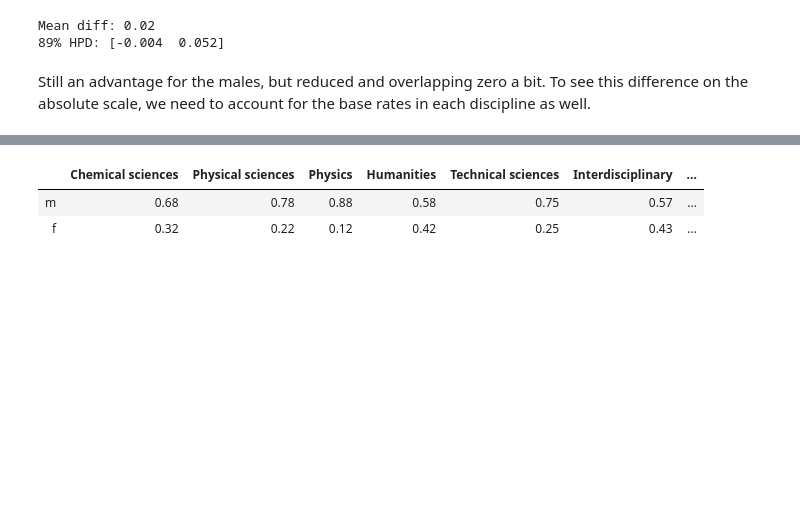
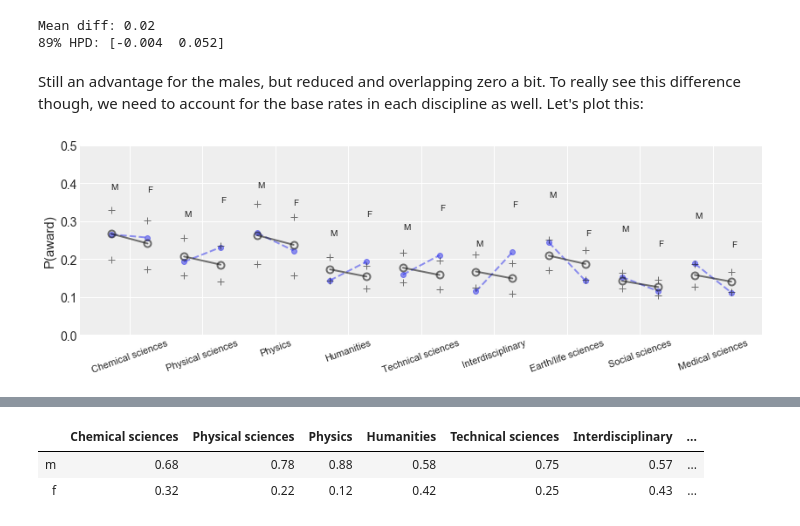
Before and after one commit to AlexAndorra/resources, a Jupyter notebook: Rethinking/homeworks-2nd-ed/week6_integer_models.ipynb, the cells around one changed output, grey strips where cells are left out. Drawn from its saved outputs; the diff is of its cells as text; code cells hidden in the pictures; blank space fills up the shorter version.

```diff
--- a/Rethinking/homeworks-2nd-ed/week6_integer_models.ipynb
+++ b/Rethinking/homeworks-2nd-ed/week6_integer_models.ipynb
@@ -107,7 +103,7 @@ with pm.Model() as m_direct:
     aG = pm.Normal("aG", -1.0, 1.0, shape=len(genders))
     aD = pm.Normal("aD", 0.0, 1.0, shape=len(disciplines))
 
-    p = pm.math.invlogit(aG[gender_id] + aD[discipline_id])
+    p = pm.Deterministic("p", pm.math.invlogit(aG[gender_id] + aD[discipline_id]))
 
     A = pm.Binomial("A", p=p, n=nwo.applications, observed=nwo.awards)
 
@@ -119,9 +115,10 @@ with pm.Model() as m_direct:
         random_seed=RANDOM_SEED,
         nuts_kwargs={"target_accept": 0.9},
     )
+    awards_ppc = pm.sample_posterior_predictive(trace_direct, var_names=["p", "A"])
 
 post_direct = pm.trace_to_dataframe(trace_direct)
-az.summary(trace_direct, credible_interval=0.89, round_to=2)
+az.summary(trace_direct, var_names=["aG", "aD"], credible_interval=0.89, round_to=2)
 # %% [output]
 Auto-assigning NUTS sampler...
 Initializing NUTS using jitter+adapt_diag...
@@ -150,4 +147,42 @@ print(f"89% HPD: {az.hpd(diff, credible_interval=0.89).round(3)}")
 Mean diff: 0.02
 89% HPD: [-0.004  0.052]
 # %% [markdown]
-Still an advantage for the males, but reduced and overlapping zero a bit. To see this difference on the absolute scale, we need to account for the base rates in each discipline as well.
+Still an advantage for the males, but reduced and overlapping zero a bit. To really see this difference though, we need to account for the base rates in each discipline as well. Let's plot this:
+# %%
+obs_props = nwo.p_awards
+pred_props = awards_ppc["p"].mean(0)
+pred_hpds = az.hpd(awards_ppc["p"], credible_interval=0.89)
+tick_locs = []
+
+plt.figure(figsize=(14, 4))
+for i in range(len(nwo) // 2):
+    x = 2 * i  # keep i even
+    plt.plot(
+        [x, x + 1], [obs_props[x], obs_props[x + 1]], "--C0o", lw=2, alpha=0.5
+    )
+    plt.plot(
+        [x, x + 1],
+        [pred_props[x], pred_props[x + 1]],
+        "-ko",
+        fillstyle="none",
+        ms=8,
+        markeredgewidth=2,
+        lw=2,
+        alpha=0.6,
+    )
+    plt.plot([x, x], [pred_hpds[x][0], pred_hpds[x][1]], "k+", ms=8, alpha=0.6)
+    plt.plot(
+        [x + 1, x + 1],
+        [pred_hpds[x + 1][0], pred_hpds[x + 1][1]],
+        "k+",
+        ms=8,
+        alpha=0.6,
+    )
+    plt.text(x, obs_props[x] + 0.12, nwo.gender[x].upper(), fontsize=10)
+    plt.text(x + 1, obs_props[x + 1] + 0.12, nwo.gender[x + 1].upper(), fontsize=10)
+    tick_locs.append(x + 0.5)
+plt.xticks(tick_locs, disciplines.values, rotation=20, fontsize=11)
+plt.ylabel("P(award)")
+plt.ylim(0, 0.5);
+# %% [output]
+[figure, added]
```
Also changed, not shown: parts of 15 cells of this notebook, 1 other file.
